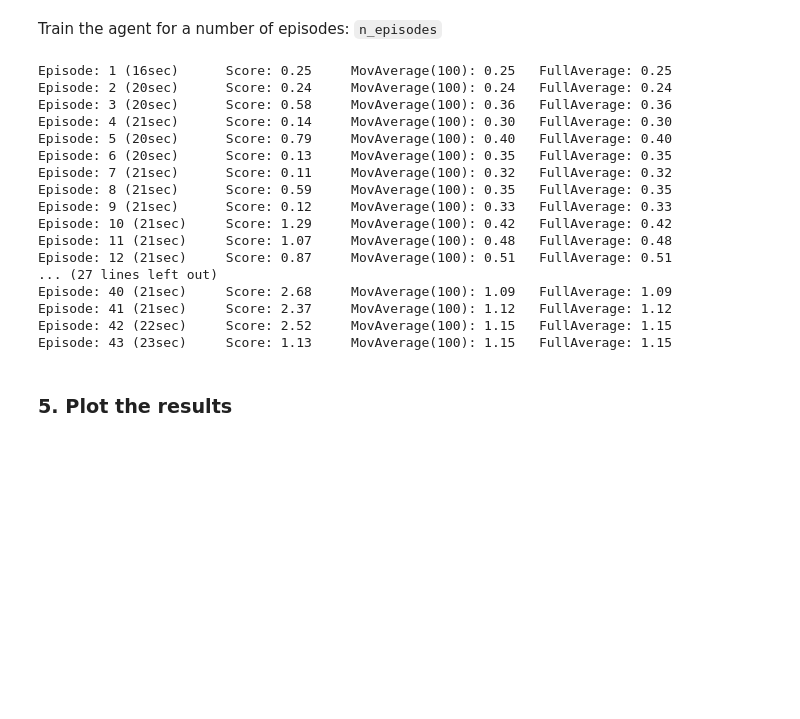
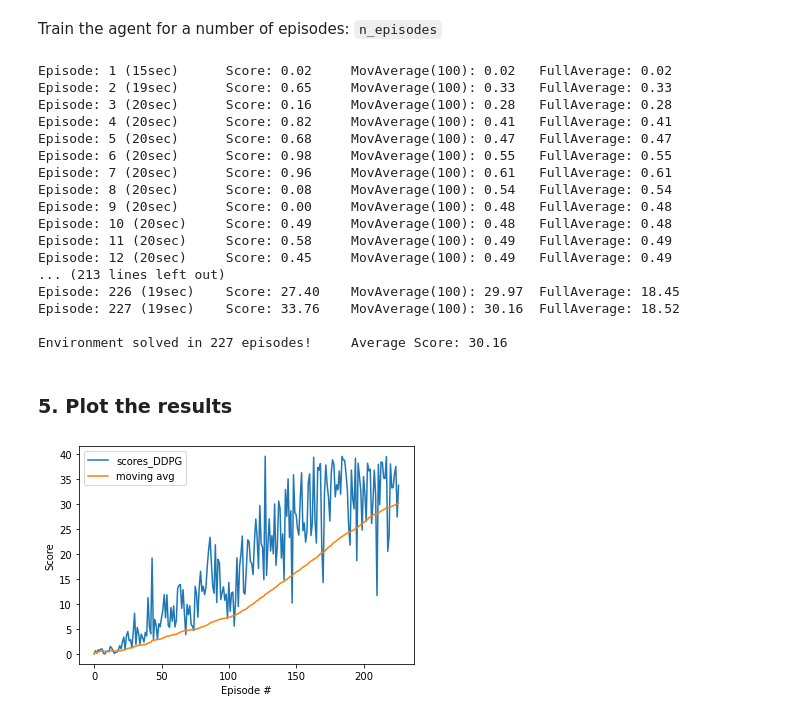
Before and after one commit to ASO92/DLR_p2_ContinuousControl_Udacity, a Jupyter notebook: Continuous_Control.ipynb, the cells around one changed output. Drawn from its saved outputs; the diff is of its cells as text; code cells hidden in the pictures; blank space fills up the shorter version.

```diff
--- a/Continuous_Control.ipynb
+++ b/Continuous_Control.ipynb
@@ -186,6 +186,7 @@ def ddpg(n_episodes=1000, max_t=10000, print_every=1, save_every=100, ckp_critic
 
 
     scores = []
+    movAverages = []
     averages = []
     scores_deque = deque(maxlen=100) # The goal to solve the environment is obtain a moving average over of 30, over the last 100 episodes
 
@@ -209,8 +210,9 @@ def ddpg(n_episodes=1000, max_t=10000, print_every=1, save_every=100, ckp_critic
                 break
 
         duration = time.time() - start_time
-        scores_deque.append(score)       # save most recent score on the scores deque
+        scores_deque.append(score)       # save most recent score on the scores deque (lenght = 100)
         scores.append(score)             # save most recent score
+        movAverages.append(np.mean(scores_deque))  # save mean of scores of the last 100 episodes
         averages.append(np.mean(scores))  # save mean of scores
 
         #print('\rEpisode {}\tAverage Score: {:.2f}'.format(i_episode, np.mean(scores_deque)), end="")
@@ -227,39 +229,41 @@ def ddpg(n_episodes=1000, max_t=10000, print_every=1, save_every=100, ckp_critic
             torch.save(agent.critic_local.state_dict(), ckp_critic)
             break
 
-    return scores, averages
+    return scores, movAverages, averages
 # %% [markdown]
 Train the agent for a number of episodes: `n_episodes`
 # %%
-scores, averages = ddpg(n_episodes = 500)
+scores, movAverages, averages = ddpg(n_episodes = 500)
 # %% [output]
-Episode: 1 (16sec)      Score: 0.25     MovAverage(100): 0.25   FullAverage: 0.25
-Episode: 2 (20sec)      Score: 0.24     MovAverage(100): 0.24   FullAverage: 0.24
-Episode: 3 (20sec)      Score: 0.58     MovAverage(100): 0.36   FullAverage: 0.36
-Episode: 4 (21sec)      Score: 0.14     MovAverage(100): 0.30   FullAverage: 0.30
-Episode: 5 (20sec)      Score: 0.79     MovAverage(100): 0.40   FullAverage: 0.40
-Episode: 6 (20sec)      Score: 0.13     MovAverage(100): 0.35   FullAverage: 0.35
-Episode: 7 (21sec)      Score: 0.11     MovAverage(100): 0.32   FullAverage: 0.32
-Episode: 8 (21sec)      Score: 0.59     MovAverage(100): 0.35   FullAverage: 0.35
-Episode: 9 (21sec)      Score: 0.12     MovAverage(100): 0.33   FullAverage: 0.33
-Episode: 10 (21sec)     Score: 1.29     MovAverage(100): 0.42   FullAverage: 0.42
-Episode: 11 (21sec)     Score: 1.07     MovAverage(100): 0.48   FullAverage: 0.48
-Episode: 12 (21sec)     Score: 0.87     MovAverage(100): 0.51   FullAverage: 0.51
-... (27 lines left out)
-Episode: 40 (21sec)     Score: 2.68     MovAverage(100): 1.09   FullAverage: 1.09
-Episode: 41 (21sec)     Score: 2.37     MovAverage(100): 1.12   FullAverage: 1.12
-Episode: 42 (22sec)     Score: 2.52     MovAverage(100): 1.15   FullAverage: 1.15
-Episode: 43 (23sec)     Score: 1.13     MovAverage(100): 1.15   FullAverage: 1.15
+Episode: 1 (15sec)      Score: 0.02     MovAverage(100): 0.02   FullAverage: 0.02
+Episode: 2 (19sec)      Score: 0.65     MovAverage(100): 0.33   FullAverage: 0.33
+Episode: 3 (20sec)      Score: 0.16     MovAverage(100): 0.28   FullAverage: 0.28
+Episode: 4 (20sec)      Score: 0.82     MovAverage(100): 0.41   FullAverage: 0.41
+Episode: 5 (20sec)      Score: 0.68     MovAverage(100): 0.47   FullAverage: 0.47
+Episode: 6 (20sec)      Score: 0.98     MovAverage(100): 0.55   FullAverage: 0.55
+Episode: 7 (20sec)      Score: 0.96     MovAverage(100): 0.61   FullAverage: 0.61
+Episode: 8 (20sec)      Score: 0.08     MovAverage(100): 0.54   FullAverage: 0.54
+Episode: 9 (20sec)      Score: 0.00     MovAverage(100): 0.48   FullAverage: 0.48
+Episode: 10 (20sec)     Score: 0.49     MovAverage(100): 0.48   FullAverage: 0.48
+Episode: 11 (20sec)     Score: 0.58     MovAverage(100): 0.49   FullAverage: 0.49
+Episode: 12 (20sec)     Score: 0.45     MovAverage(100): 0.49   FullAverage: 0.49
+... (213 lines left out)
+Episode: 226 (19sec)    Score: 27.40    MovAverage(100): 29.97  FullAverage: 18.45
+Episode: 227 (19sec)    Score: 33.76    MovAverage(100): 30.16  FullAverage: 18.52
+
+Environment solved in 227 episodes!     Average Score: 30.16
 # %% [markdown]
 ### 5. Plot the results
 # %%
 fig = plt.figure()
 ax = fig.add_subplot(111)
 plt.plot(np.arange(len(scores)), scores, label='scores_DDPG')
-plt.plot(np.arange(len(scores)), averages,  label='moving avg')
+plt.plot(np.arange(len(scores)), movAverages,  label='moving avg')
 plt.ylabel('Score')
 plt.xlabel('Episode #')
 plt.legend(loc='upper left')
 plt.show()
+# %% [output]
+[figure, added]
 # %%
 env.close()
```
Also changed, not shown: parts of 1 cell of this notebook, 5 other files.
